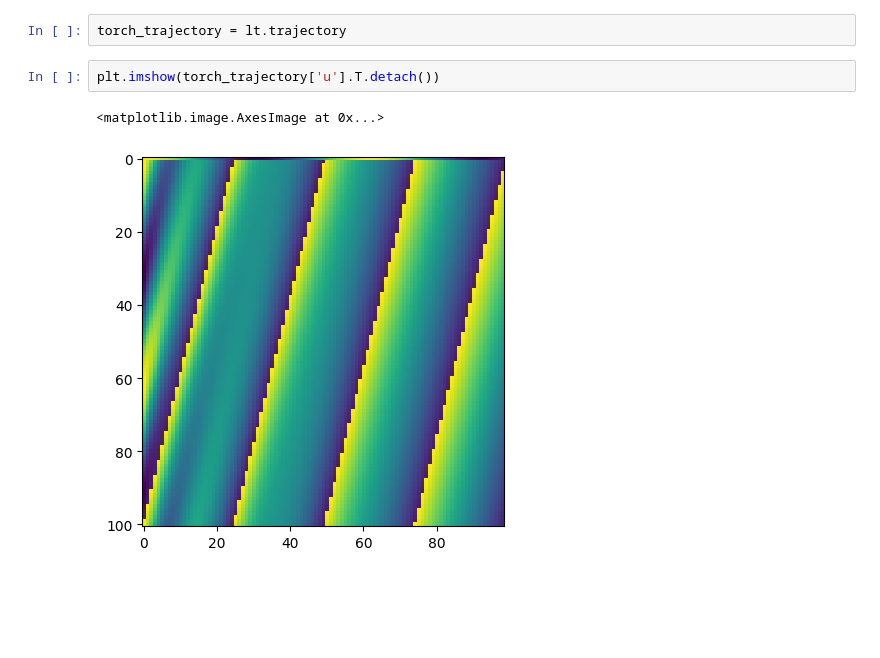
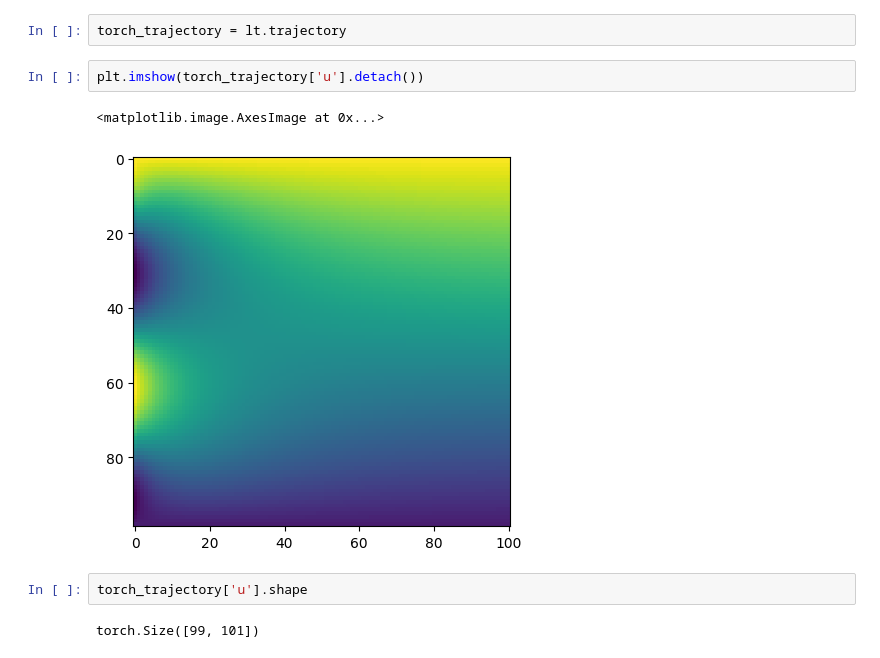
Before and after one commit to BasisResearch/chirho_diffeqpy, a Jupyter notebook: scratch/mol_notebook.ipynb, the cells around one changed output. Cells and saved outputs as stored; diff of their text form; blank space fills up the shorter version.

```diff
--- a/scratch/mol_notebook.ipynb
+++ b/scratch/mol_notebook.ipynb
@@ -125,7 +155,11 @@ Andy fix the column-major row-major reshaping issues here.
 # %%
 torch_trajectory = lt.trajectory
 # %%
-plt.imshow(torch_trajectory['u'].T.detach())
+plt.imshow(torch_trajectory['u'].detach())
 # %% [output]
 <matplotlib.image.AxesImage at 0x...>
-[figure, old version]
+[figure, new version]
+# %%
+torch_trajectory['u'].shape
+# %% [output]
+torch.Size([99, 101])
```
Also changed, not shown: parts of 8 cells of this notebook, 6 other files.
